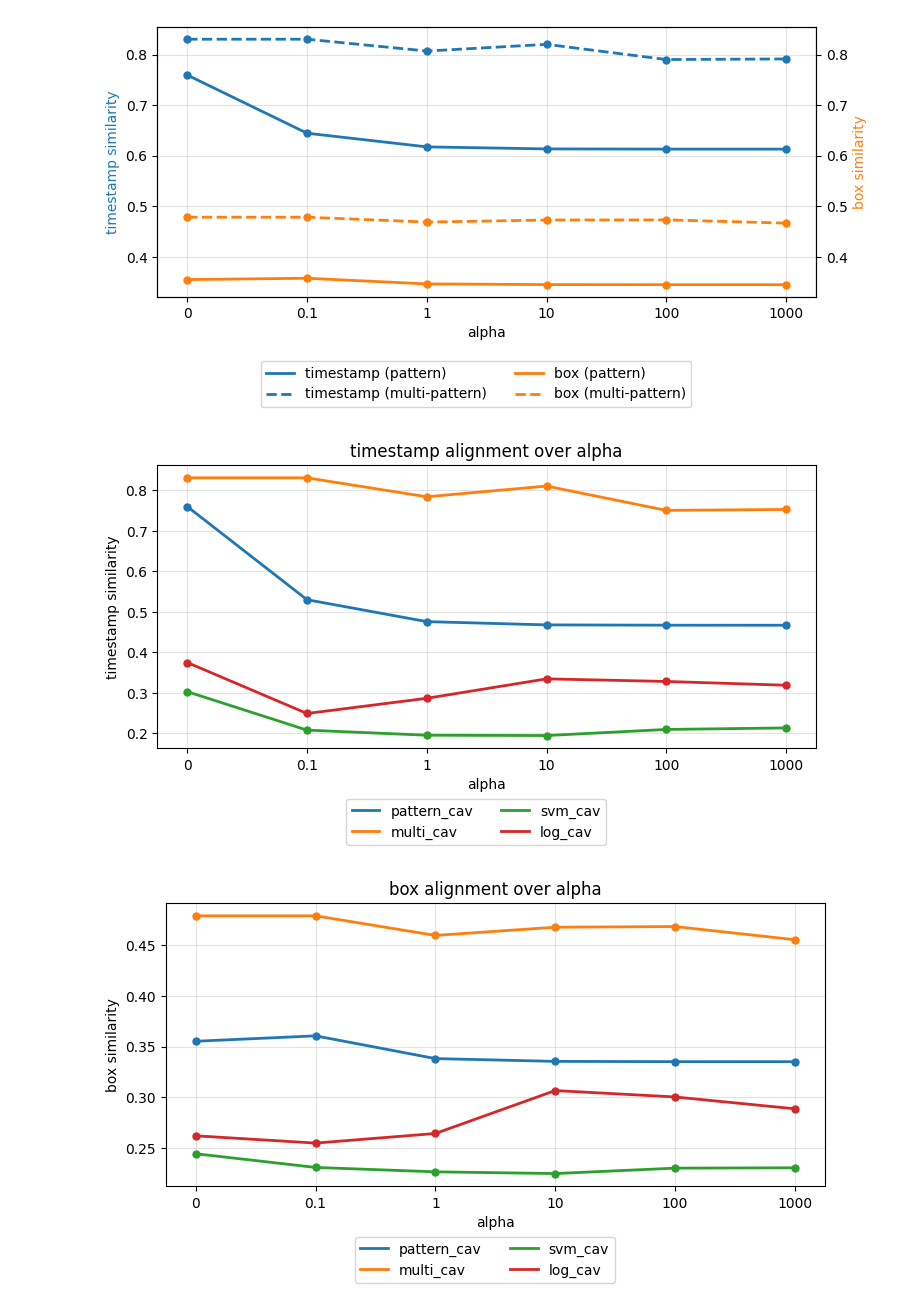
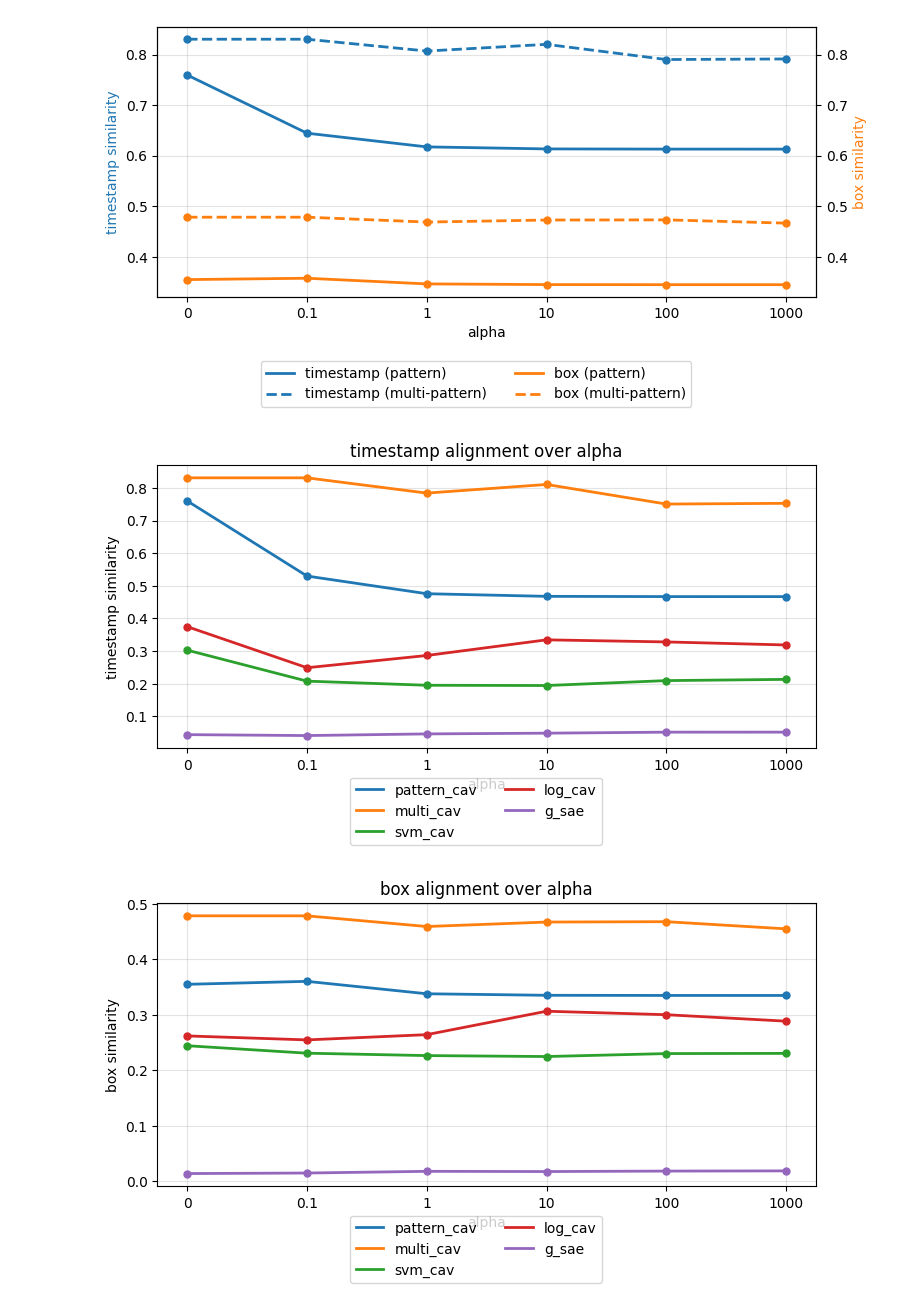
Before and after one commit to erenerogullari/cav-disentanglement, a Jupyter notebook: notebooks/experiment_figures.ipynb, the cells around one changed output. Cells and saved outputs as stored; diff of their text form; code cells hidden in the pictures.

```diff
--- a/notebooks/experiment_figures.ipynb
+++ b/notebooks/experiment_figures.ipynb
@@ -613,17 +613,17 @@ def plot_artifact_similarity_over_alpha(
 
 
 plot_df = plot_artifact_similarity_over_alpha(
-    cav_types=("pattern_cav", "multi_cav", "svm_cav", "log_cav"),
+    cav_types=("pattern_cav", "multi_cav", "svm_cav", "log_cav", "g_sae"),
     artifact="timestamp",
     alphas=(0, 0.1, 1, 10, 100, 1000),
 )
 # %% [output]
-[figure, old version]
+[figure, new version]
 # %%
 plot_df = plot_artifact_similarity_over_alpha(
-    cav_types=("pattern_cav", "multi_cav", "svm_cav", "log_cav"),
+    cav_types=("pattern_cav", "multi_cav", "svm_cav", "log_cav", "g_sae"),
     artifact="box",
     alphas=(0, 0.1, 1, 10, 100, 1000),
 )
 # %% [output]
-[figure, old version]
+[figure, new version]
```
Also changed, not shown: parts of 4 cells of this notebook, 29 other files.
